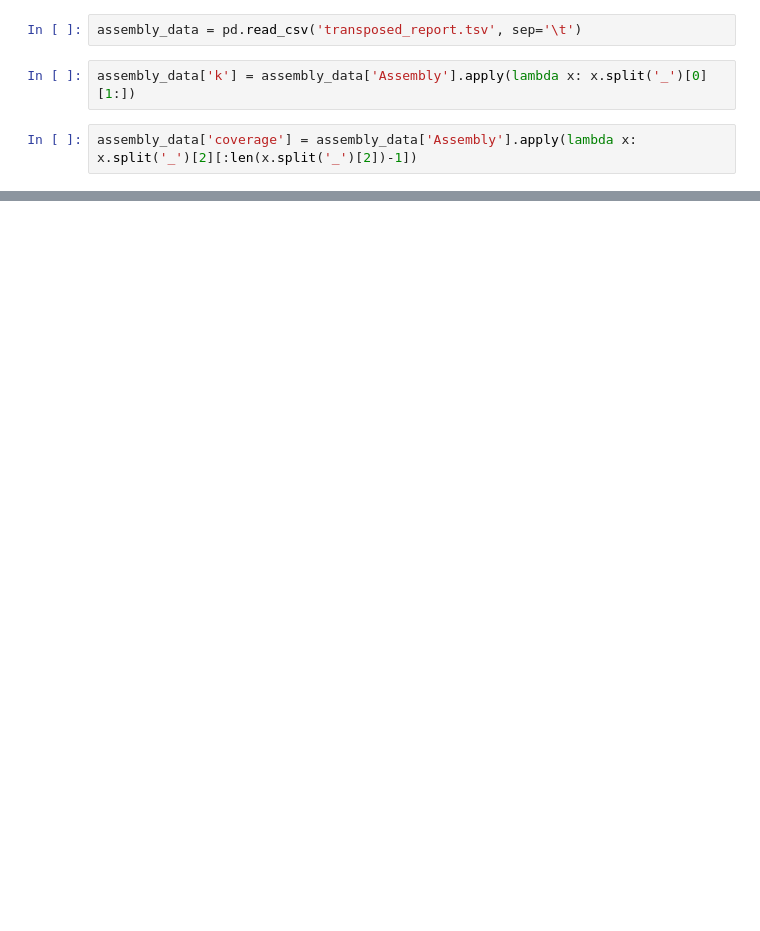
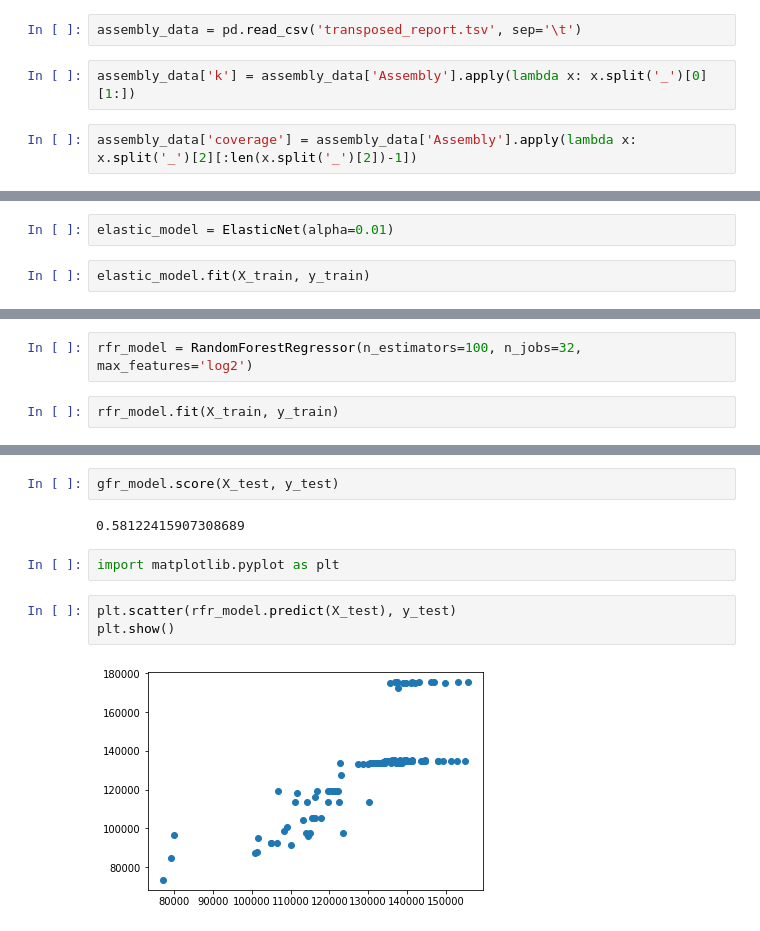
Before and after one commit to emreerhan/kmer-optimization, a Jupyter notebook: kmer_analysis.ipynb, the cells around one changed output, grey strips where cells are left out. Saved outputs shown, nothing was run; the diff lists cells and outputs as text; blank space fills up the shorter version.

```diff
--- a/kmer_analysis.ipynb
+++ b/kmer_analysis.ipynb
@@ -37,0 +146,4 @@ reads_data.to_csv('temp.tsv', sep='\t')
+# %%
+elastic_model = ElasticNet(alpha=0.01)
+# %%
+elastic_model.fit(X_train, y_train)
@@ -37,0 +160,4 @@ reads_data.to_csv('temp.tsv', sep='\t')
+# %%
+rfr_model = RandomForestRegressor(n_estimators=100, n_jobs=32, max_features='log2')
+# %%
+rfr_model.fit(X_train, y_train)
@@ -37,0 +187,11 @@ reads_data.to_csv('temp.tsv', sep='\t')
+# %%
+gfr_model.score(X_test, y_test)
+# %% [output]
+0.58122415907308689
+# %%
+import matplotlib.pyplot as plt
+# %%
+plt.scatter(rfr_model.predict(X_test), y_test)
+plt.show()
+# %% [output]
+[figure, added]
```
Also changed, not shown: parts of 60 cells of this notebook, 1 other file.
